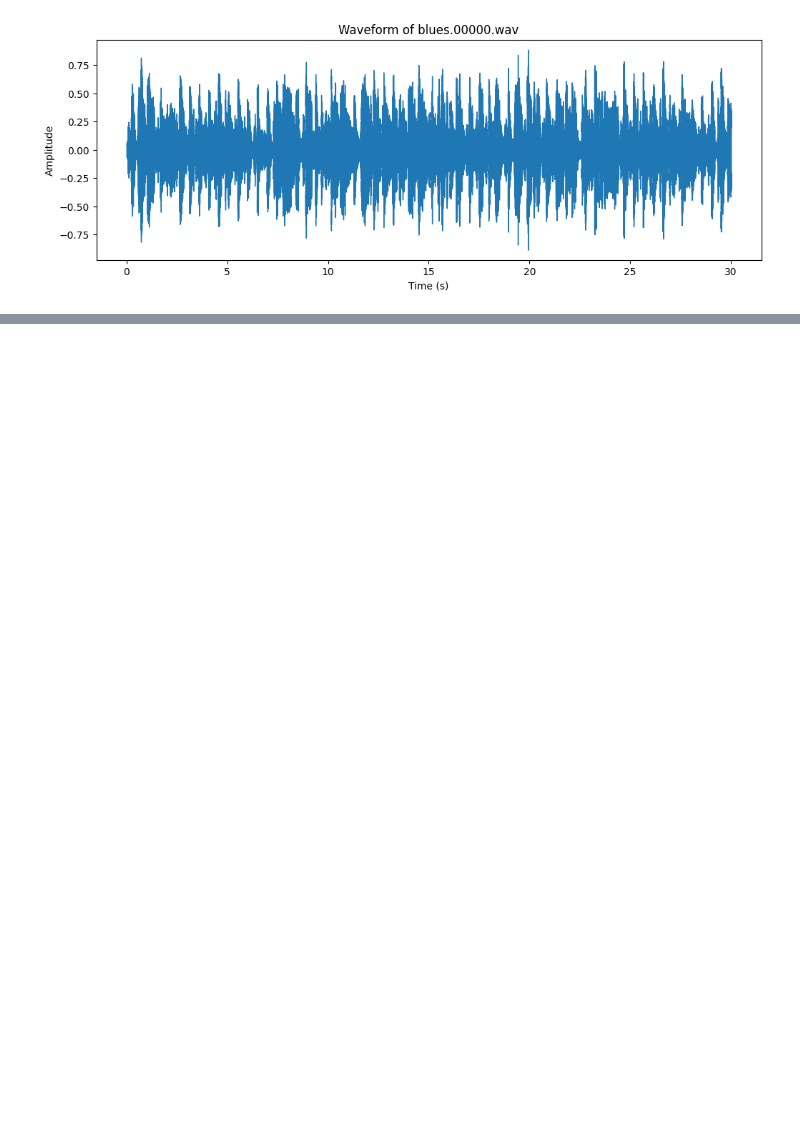
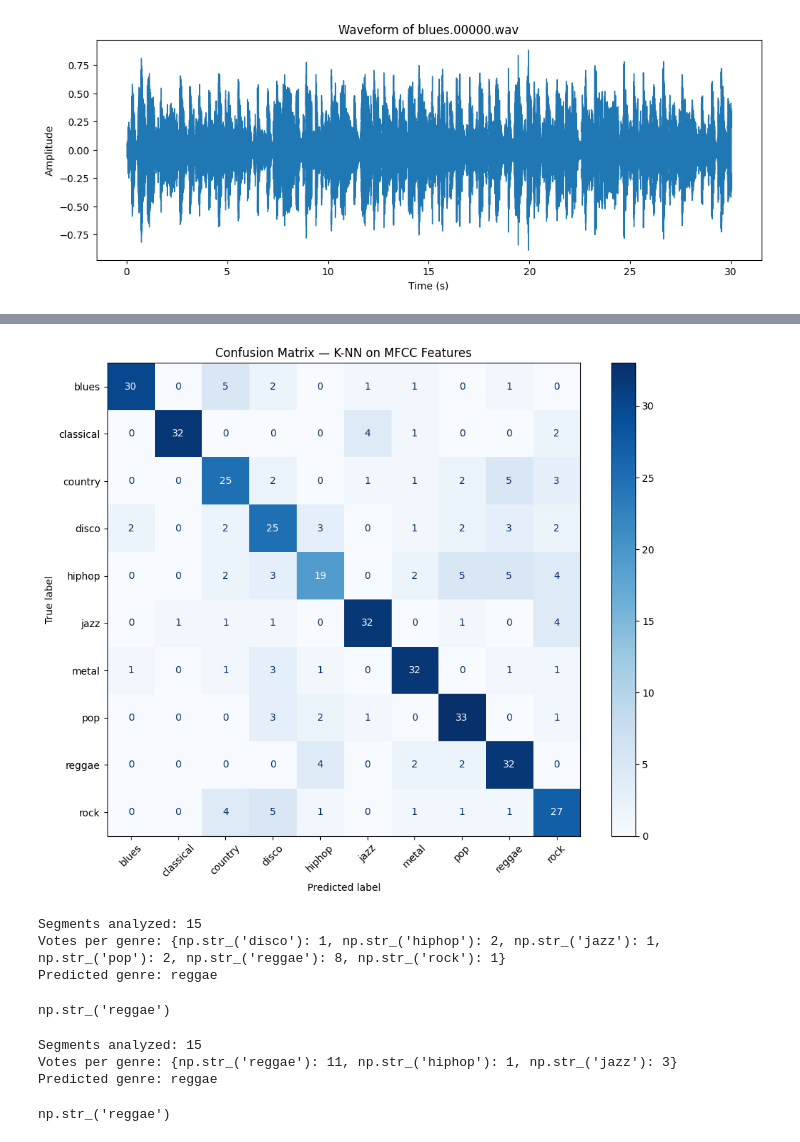
Before and after one commit to brunomilassin/MachineLearning_FinalProject, a Jupyter notebook: Presentation.ipynb, the cells around one changed output, grey strips where cells are left out. Drawn from its saved outputs; the diff is of its cells as text; code cells hidden in the pictures; blank space fills up the shorter version.

Commit message:
kNN and Random Forest

```diff
--- a/Presentation.ipynb
+++ b/Presentation.ipynb
@@ -102,0 +143,30 @@ plt.show()
+# %%
+# Encode labels
+from sklearn.preprocessing import LabelEncoder, StandardScaler
+from sklearn.model_selection import train_test_split
+from sklearn.neighbors import KNeighborsClassifier
+from sklearn.metrics import accuracy_score, classification_report, ConfusionMatrixDisplay
+
+label_encoder = LabelEncoder()
+y_encoded = label_encoder.fit_transform(y)
+
+# Scale features (mean=0, std=1)
+scaler = StandardScaler()
+X_scaled = scaler.fit_transform(X)
+
+# Train-test split
+X_train, X_test, y_train, y_test = train_test_split(X_scaled, y_encoded, test_size=0.2, random_state=42,stratify=y_encoded)
+# %%
+# Train K-NN
+knn = KNeighborsClassifier(n_neighbors=7, metric='manhattan', weights='distance')
+# use n_neighbors=7, because as it grows, it reduces the variance of the model, but it can also increase bias, so it can be tuned further
+# instead of 'uniform' values, to give more weight to closer neighbors
+# use manhattan distance instead of euclidean, as it can perform better in high-dimensional spaces
+knn.fit(X_train, y_train)
+
+# Evaluate
+y_pred_knn = knn.predict(X_test)
+
+acc = accuracy_score(y_test, y_pred_knn)
+print(f"Accuracy: {acc * 100:.2f}%")
+print(classification_report(y_test, y_pred_knn, target_names=label_encoder.classes_))
@@ -102,0 +220,16 @@ plt.show()
+# %%
+# Confusion matrix for K-NN
+
+fig, ax = plt.subplots(figsize=(10, 8))
+ConfusionMatrixDisplay.from_predictions(
+    y_test, y_pred_knn,
+    display_labels=label_encoder.classes_,
+    cmap='Blues',
+    xticks_rotation=45,
+    ax=ax
+)
+plt.title("Confusion Matrix — K-NN on MFCC Features")
+plt.tight_layout()
+plt.show()
+# %% [output]
+[figure, added]
@@ -102,0 +292,14 @@ plt.show()
+# %%
+predict_genre(file_path=r"C:\01_BME\05_Intro to ML\00_MusicGenre\Another Brick in the Wall.wav")
+# %% [output]
+Segments analyzed: 15
+Votes per genre: {np.str_('disco'): 1, np.str_('hiphop'): 2, np.str_('jazz'): 1, np.str_('pop'): 2, np.str_('reggae'): 8, np.str_('rock'): 1}
+Predicted genre: reggae
+np.str_('reggae')
+# %%
+predict_genre(file_path=r"C:\01_BME\05_Intro to ML\00_MusicGenre\Another Brick in the Wall.wav", model=rf)
+# %% [output]
+Segments analyzed: 15
+Votes per genre: {np.str_('reggae'): 11, np.str_('hiphop'): 1, np.str_('jazz'): 3}
+Predicted genre: reggae
+np.str_('reggae')
```
Also changed, not shown: parts of 13 cells of this notebook, 2 other files.
